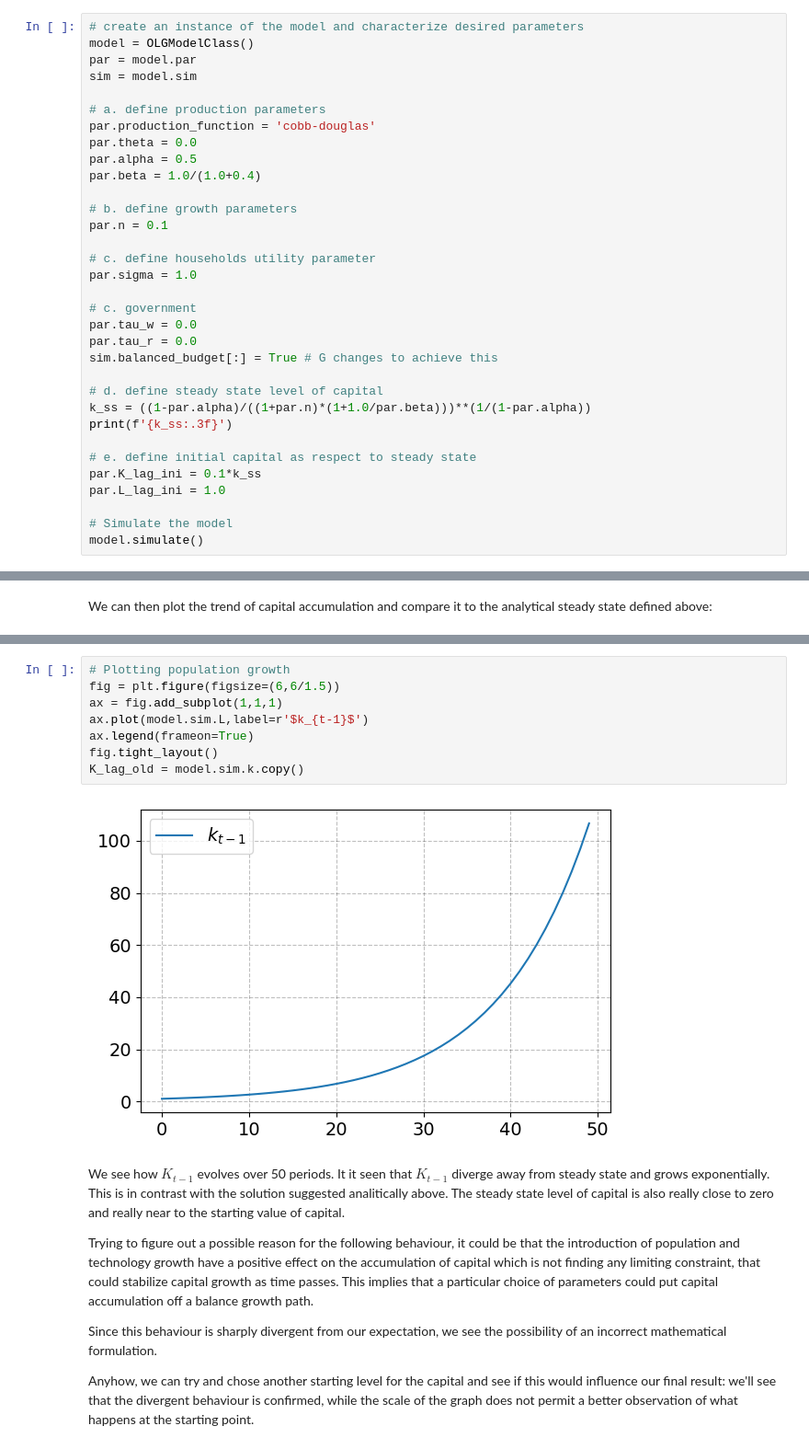
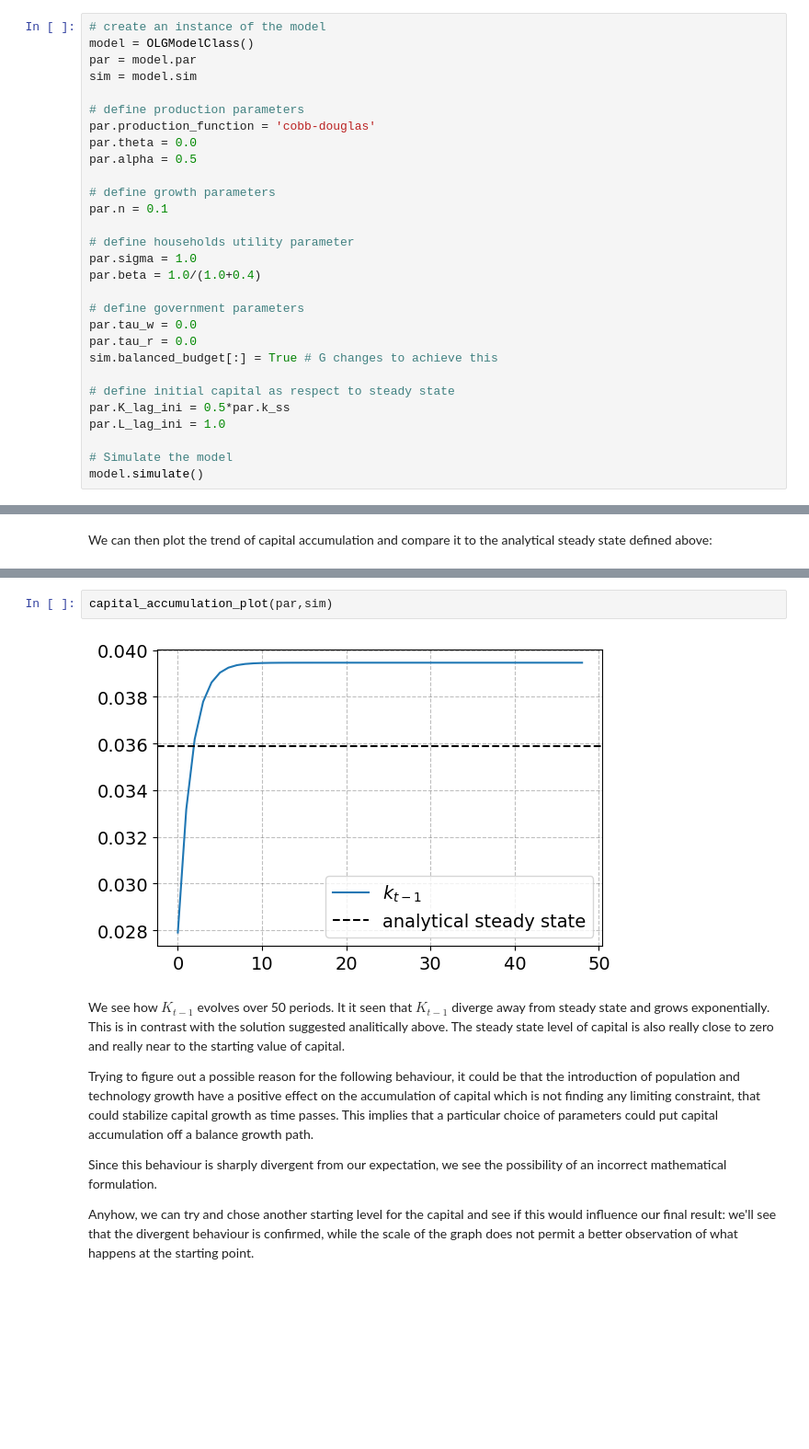
Before and after one commit to NumEconCopenhagen/projects-2023-EFS, a Jupyter notebook: modelproject/OLG_growth.ipynb, the cells around one changed output, grey strips where cells are left out. Shown: that part at 92% size. Saved outputs shown, nothing was run; the diff lists cells and outputs as text; blank space fills up the shorter version.

Commit message:
- Plotting function in py file - k_ss parameter in the class setup

```diff
--- a/modelproject/OLG_growth.ipynb
+++ b/modelproject/OLG_growth.ipynb
@@ -251,34 +253,30 @@ We simulate the model for 50 periods, while using some simplifying assumption:
 
 $$ \lim_{t\rightarrow\infty} K_t = \left(\frac{1-\alpha}{(1+n)(1+1/\beta)}\right)^{\frac{1}{1-\alpha}} $$
 # %%
-# create an instance of the model and characterize desired parameters
+# create an instance of the model
 model = OLGModelClass()
 par = model.par
 sim = model.sim
 
-# a. define production parameters
+# define production parameters
 par.production_function = 'cobb-douglas'
 par.theta = 0.0
 par.alpha = 0.5
+
+# define growth parameters
+par.n = 0.1
+
+# define households utility parameter
+par.sigma = 1.0
 par.beta = 1.0/(1.0+0.4)
 
-# b. define growth parameters
-par.n = 0.1
-
-# c. define households utility parameter
-par.sigma = 1.0
-
-# c. government
+# define government parameters
 par.tau_w = 0.0
 par.tau_r = 0.0
 sim.balanced_budget[:] = True # G changes to achieve this
 
-# d. define steady state level of capital
-k_ss = ((1-par.alpha)/((1+par.n)*(1+1.0/par.beta)))**(1/(1-par.alpha))
-print(f'{k_ss:.3f}')
-
-# e. define initial capital as respect to steady state
-par.K_lag_ini = 0.1*k_ss
+# define initial capital as respect to steady state
+par.K_lag_ini = 0.5*par.k_ss
 par.L_lag_ini = 1.0
 
 # Simulate the model
@@ -342,13 +304,7 @@ K_lag_old = model.sim.k.copy()
-# %%
-# Plotting population growth
-fig = plt.figure(figsize=(6,6/1.5))
-ax = fig.add_subplot(1,1,1)
-ax.plot(model.sim.L,label=r'$k_{t-1}$')
-ax.legend(frameon=True)
-fig.tight_layout()
-K_lag_old = model.sim.k.copy()
-# %% [output]
-[figure, removed]
+# %%
+capital_accumulation_plot(par,sim)
+# %% [output]
+[figure, added]
 # %% [markdown]
 We see how $K_{t-1}$ evolves over 50 periods.
 It it seen that $K_{t-1}$ diverge away from steady state and grows exponentially. This is in contrast with the solution suggested analitically above.
```
Also changed, not shown: parts of 15 cells of this notebook, 1 other file.
